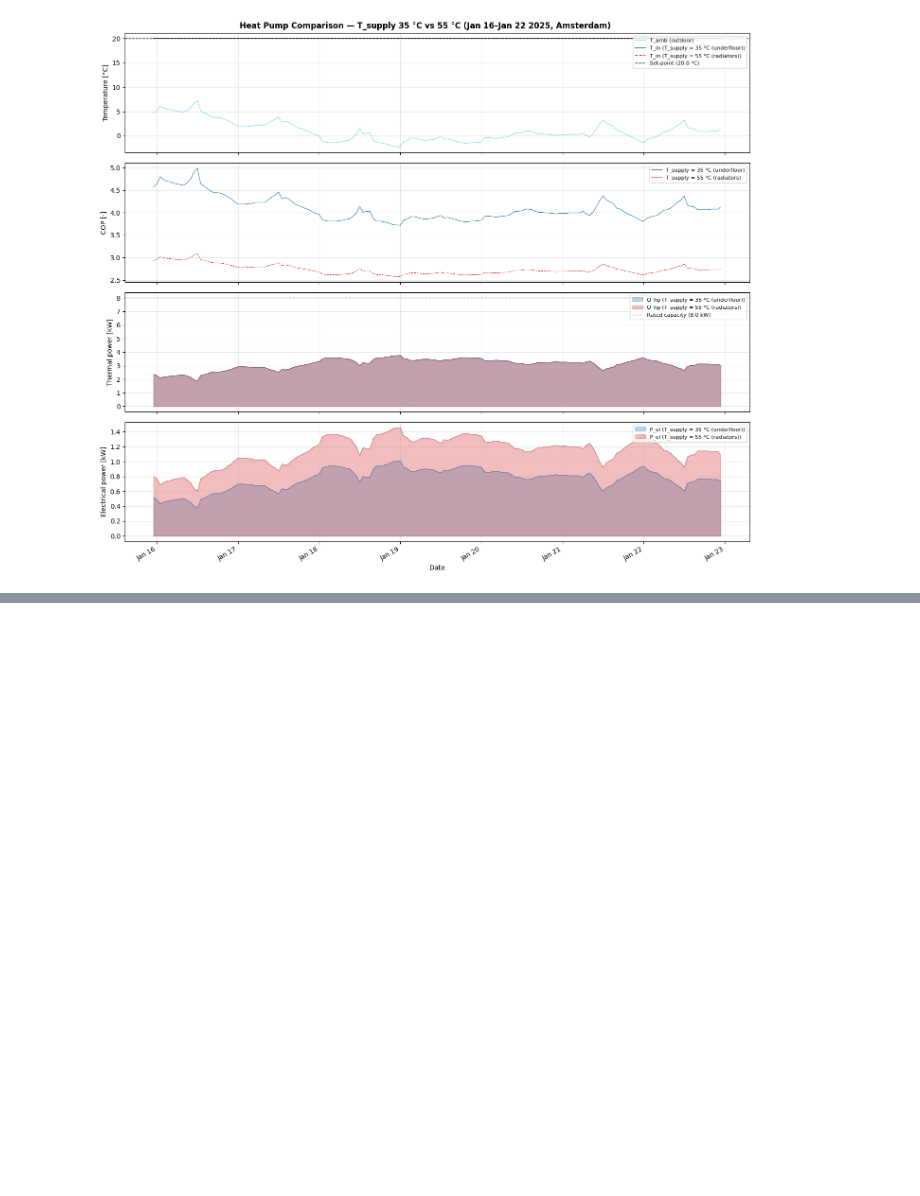
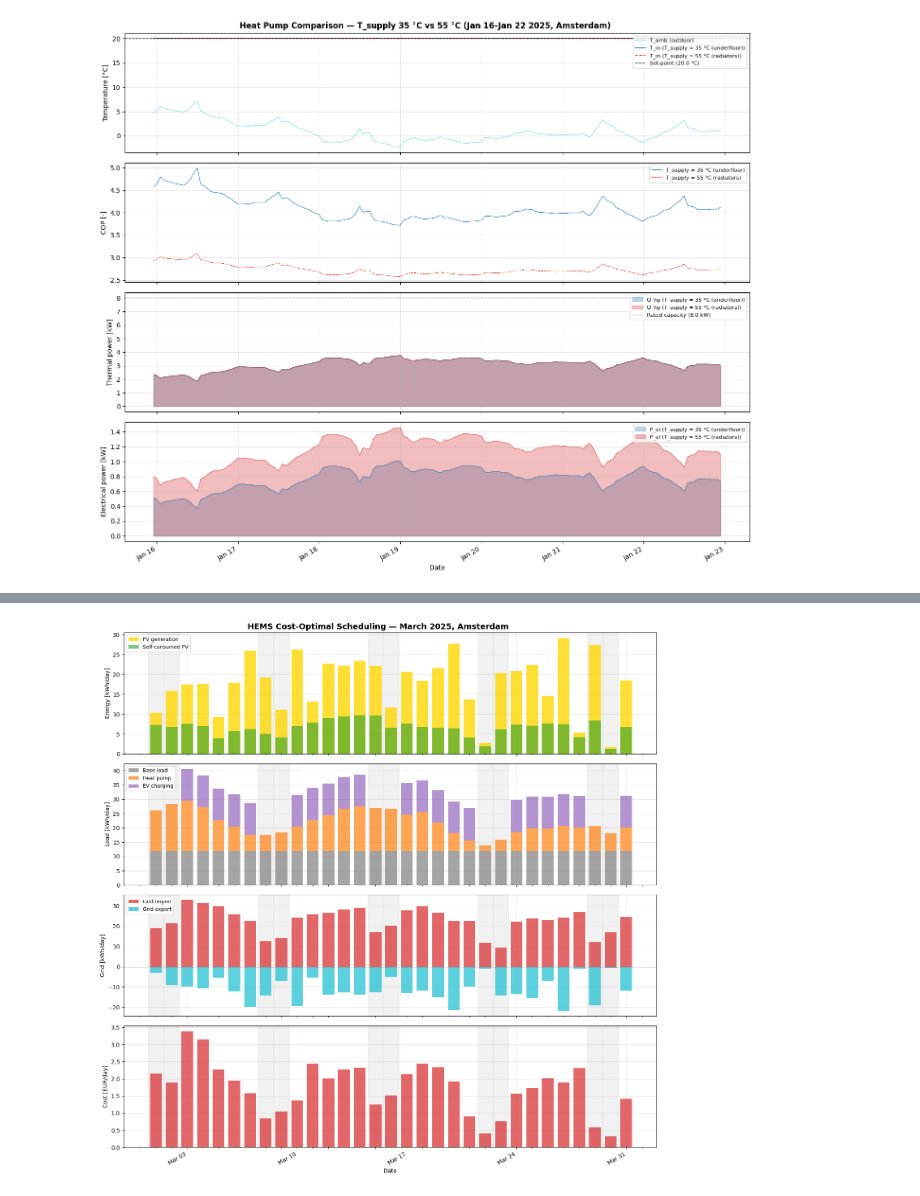
Before and after one commit to langestefan/langestefan.github.io, a Jupyter notebook: _posts/energy/hems/hems.ipynb, the cells around one changed output, grey strips where cells are left out. Cells and saved outputs as stored; diff of their text form; code cells hidden in the pictures; blank space fills up the shorter version.

```diff
--- a/_posts/energy/hems/hems.ipynb
+++ b/_posts/energy/hems/hems.ipynb
@@ -494,0 +509,10 @@ plt.show()
+# %%
+# Fetch March 2025 weather for Amsterdam (+ 1 extra day for boundary)
+weather_mar = fetch_open_meteo(
+    latitude=52.37, longitude=4.90,
+    start_date="2025-03-01", end_date="2025-04-01",
+    timezone="Europe/Amsterdam",
+)
+weather_mar = resample_weather(weather_mar, dt=DT_DEFAULT)
+print(f"Weather: {len(weather_mar)} records at {DT_DEFAULT*60:.0f}-min resolution")
+print(f"Range: {weather_mar.index[0]} to {weather_mar.index[-1]}")
@@ -494,0 +740,75 @@ plt.show()
+# %%
+# --- Monthly overview: 4-panel daily bar chart ---
+import matplotlib.pyplot as plt
+import matplotlib.dates as mdates
+
+fig, axes = plt.subplots(4, 1, figsize=(14, 14), sharex=True)
+fig.suptitle(
+    "HEMS Cost-Optimal Scheduling — March 2025, Amsterdam",
+    fontweight="bold", fontsize=14,
+)
+
+# Shade weekends
+for ax in axes:
+    for d in dates_march:
+        if d.weekday() >= 5:
+            ax.axvspan(
+                d - pd.Timedelta(hours=12), d + pd.Timedelta(hours=12),
+                color="lightgrey", alpha=0.3, zorder=0,
+            )
+
+bw = pd.Timedelta(hours=18)  # bar width
+
+# Panel 1: PV generation & self-consumption
+ax = axes[0]
+ax.bar(daily.index, daily["pv_kWh"], width=bw, color="gold",
+       alpha=0.8, label="PV generation", zorder=2)
+ax.bar(daily.index, daily["sc_kWh"], width=bw, color="tab:green",
+       alpha=0.6, label="Self-consumed PV", zorder=3)
+ax.set_ylabel("Energy [kWh/day]")
+ax.legend(loc="upper left", fontsize=9)
+ax.grid(True, alpha=0.3, zorder=0)
+
+# Panel 2: Load breakdown (stacked)
+ax = axes[1]
+b1 = daily["base_kWh"]
+b2 = b1 + daily["hp_kWh"]
+ax.bar(daily.index, daily["base_kWh"], width=bw, color="tab:grey",
+       alpha=0.7, label="Base load", zorder=2)
+ax.bar(daily.index, daily["hp_kWh"], bottom=b1, width=bw,
+       color="tab:orange", alpha=0.7, label="Heat pump", zorder=2)
+ax.bar(daily.index, daily["ev_kWh"], bottom=b2, width=bw,
+       color="tab:purple", alpha=0.7, label="EV charging", zorder=2)
+ax.set_ylabel("Load [kWh/day]")
+ax.legend(loc="upper left", fontsize=9)
+ax.grid(True, alpha=0.3, zorder=0)
+
+# Panel 3: Grid interaction
+ax = axes[2]
+ax.bar(daily.index, daily["import_kWh"], width=bw, color="tab:red",
+       alpha=0.7, label="Grid import", zorder=2)
+ax.bar(daily.index, -daily["export_kWh"], width=bw, color="tab:cyan",
+       alpha=0.7, label="Grid export", zorder=2)
+ax.axhline(0, color="black", lw=0.5)
+ax.set_ylabel("Grid [kWh/day]")
+ax.legend(loc="upper left", fontsize=9)
+ax.grid(True, alpha=0.3, zorder=0)
+
+# Panel 4: Daily cost
+ax = axes[3]
+colors = ["tab:green" if c < 0 else "tab:red" for c in daily["cost_eur"]]
+ax.bar(daily.index, daily["cost_eur"], width=bw, color=colors, alpha=0.7, zorder=2)
+ax.axhline(0, color="black", lw=0.5)
+ax.set_ylabel("Cost [EUR/day]")
+ax.set_xlabel("Date")
+ax.grid(True, alpha=0.3, zorder=0)
+
+ax.xaxis.set_major_locator(mdates.WeekdayLocator(byweekday=mdates.MO))
+ax.xaxis.set_major_formatter(mdates.DateFormatter("%b %d"))
+ax.xaxis.set_minor_locator(mdates.DayLocator())
+fig.autofmt_xdate(rotation=30)
+
+plt.tight_layout()
+plt.show()
+# %% [output]
+[figure, added]
```
Also changed, not shown: parts of 5 cells of this notebook, 2 other files.
